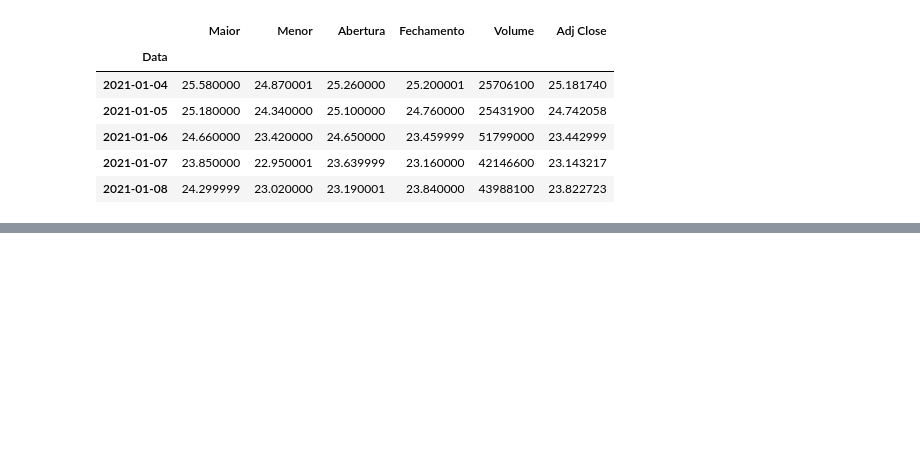
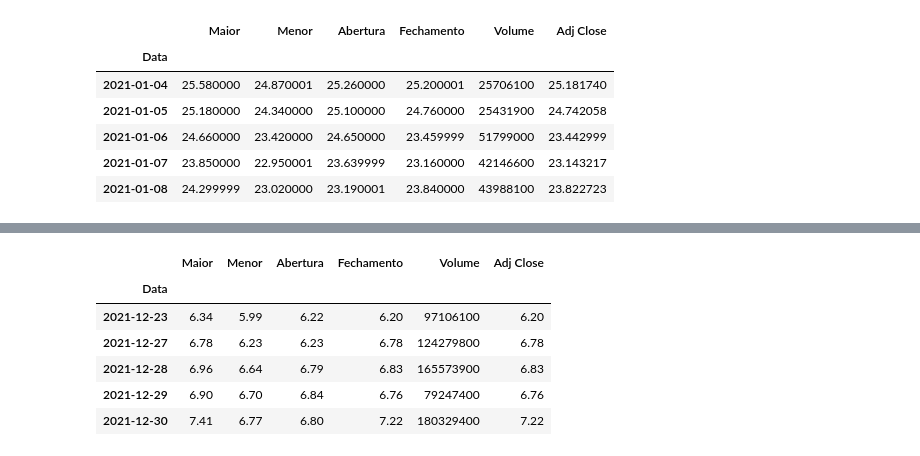
Before and after one commit to JardelSilva-86/Python-para-An-lise-de-Dados, a Jupyter notebook: Projeto_3_Mercado_Financeiro.ipynb, the cells around one changed output, grey strips where cells are left out. Saved outputs shown, nothing was run; the diff lists cells and outputs as text; code cells hidden in the pictures; blank space fills up the shorter version.

```diff
--- a/Projeto_3_Mercado_Financeiro.ipynb
+++ b/Projeto_3_Mercado_Financeiro.ipynb
@@ -92,0 +103,11 @@ dados.head()
+# %%
+# Verificando os últimos dados da base
+dados.tail()
+# %% [output]
+|  | Maior | Menor | Abertura | Fechamento | Volume | Adj Close |
+| Data |  |  |  |  |  |  |
+| 2021-12-23 | 6.34 | 5.99 | 6.22 | 6.20 | 97106100 | 6.20 |
+| 2021-12-27 | 6.78 | 6.23 | 6.23 | 6.78 | 124279800 | 6.78 |
+| 2021-12-28 | 6.96 | 6.64 | 6.79 | 6.83 | 165573900 | 6.83 |
+| 2021-12-29 | 6.90 | 6.70 | 6.84 | 6.76 | 79247400 | 6.76 |
+| 2021-12-30 | 7.41 | 6.77 | 6.80 | 7.22 | 180329400 | 7.22 |
```
Also changed, not shown: parts of 1 cell of this notebook.
